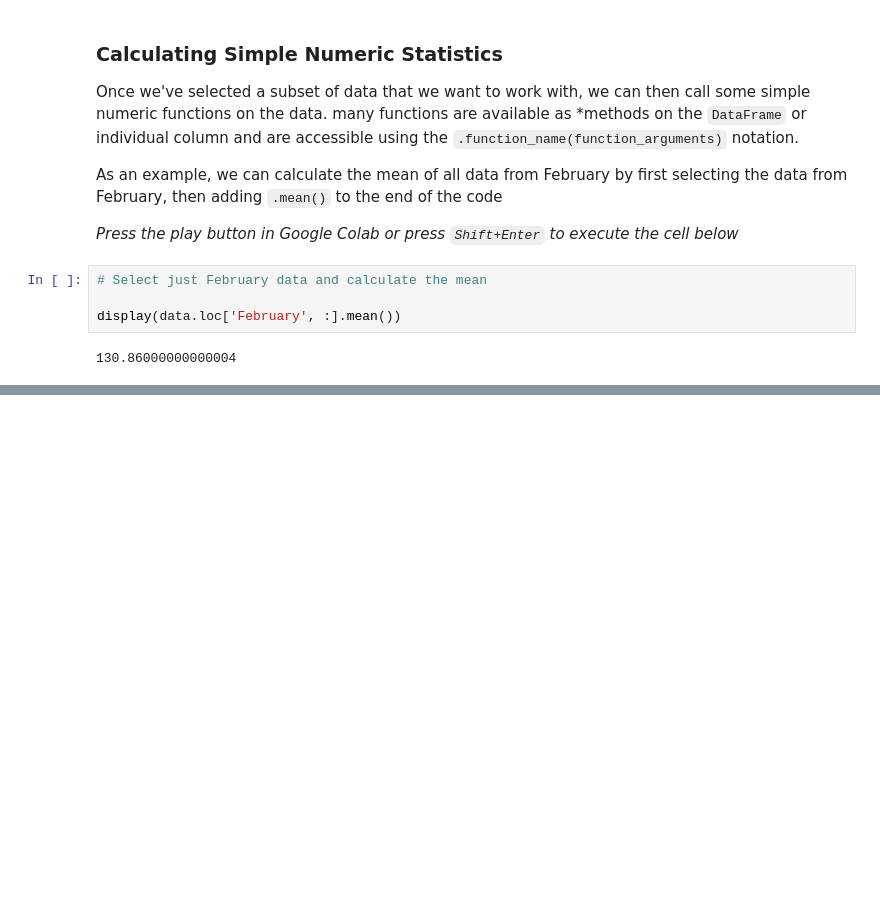
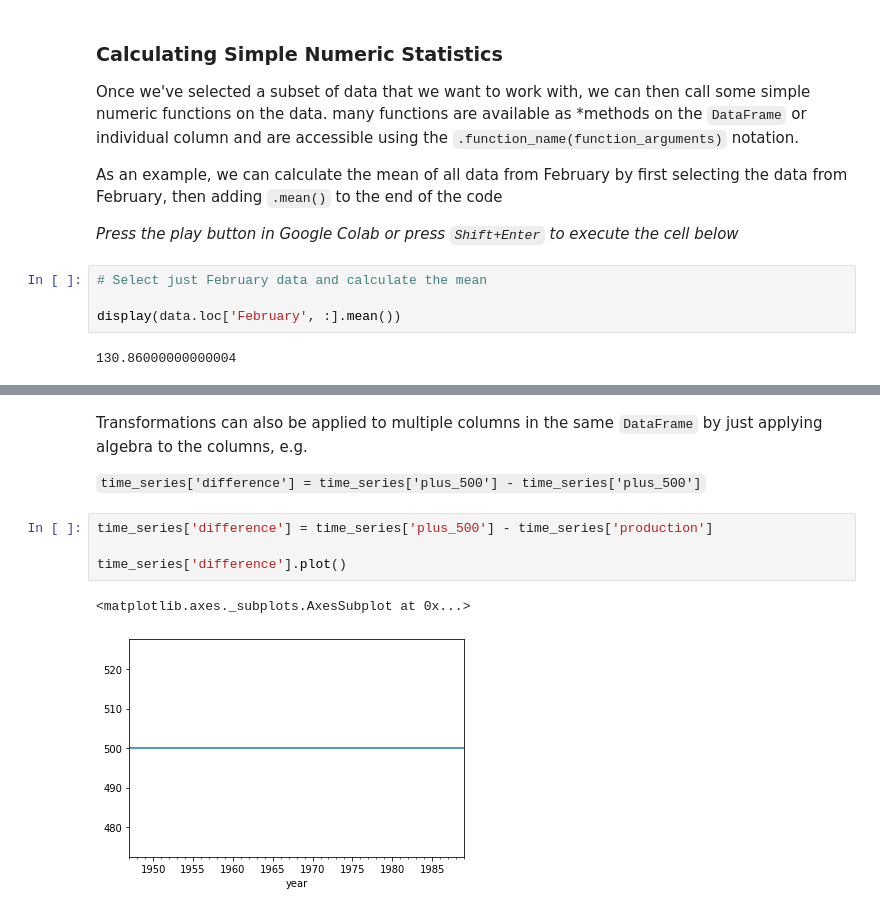
Before and after one commit to ZacharySBrown/vcu-scma440-2021q1, a Jupyter notebook: examples/Assignment1_Data_Exploration.ipynb, the cells around one changed output, grey strips where cells are left out. Drawn from its saved outputs; the diff is of its cells as text; blank space fills up the shorter version.

```diff
--- a/examples/Assignment1_Data_Exploration.ipynb
+++ b/examples/Assignment1_Data_Exploration.ipynb
@@ -317,0 +200,11 @@ Calculate forecasts for the transformed data for each year from 1948 to 1990 usi
+# %% [markdown]
+Transformations can also be applied to multiple columns in the same `DataFrame` by just applying algebra to the columns, e.g.
+
+`time_series['difference'] = time_series['plus_500'] - time_series['plus_500']`
+# %%
+time_series['difference'] = time_series['plus_500'] - time_series['production']
+
+time_series['difference'].plot()
+# %% [output]
+<matplotlib.axes._subplots.AxesSubplot at 0x...>
+[figure, added]
```
Also changed, not shown: parts of 41 cells of this notebook.
